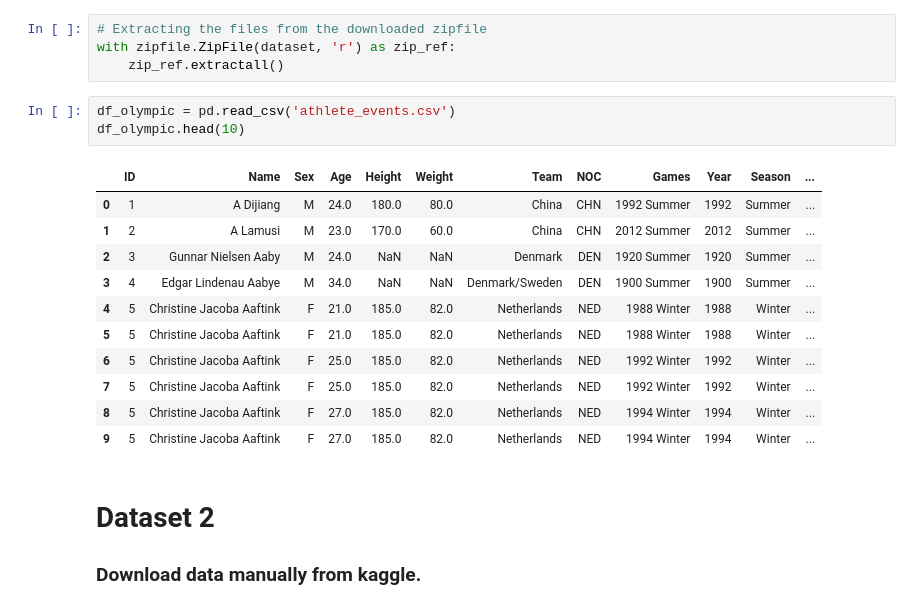
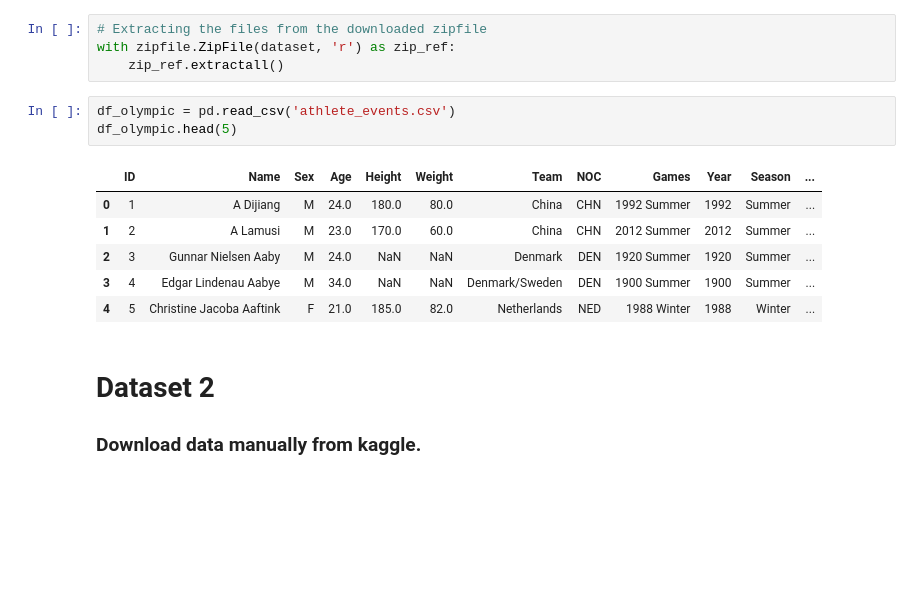
Before and after one commit to igooku/Udacity_dataWrangling_olympic_envirmnet, a Jupyter notebook: Data_Wrangling_Project_Starter.ipynb, the cells around one changed output. Saved outputs shown, nothing was run; the diff lists cells and outputs as text; blank space fills up the shorter version.

```diff
--- a/Data_Wrangling_Project_Starter.ipynb
+++ b/Data_Wrangling_Project_Starter.ipynb
@@ -62,19 +63,14 @@ with zipfile.ZipFile(dataset, 'r') as zip_ref:
     zip_ref.extractall()
 # %%
 df_olympic = pd.read_csv('athlete_events.csv')
-df_olympic.head(10)
+df_olympic.head(5)
 # %% [output]
 |  | ID | Name | Sex | Age | Height | Weight | Team | NOC | Games | Year | Season | ... |
 | 0 | 1 | A Dijiang | M | 24.0 | 180.0 | 80.0 | China | CHN | 1992 Summer | 1992 | Summer | ... |
 | 1 | 2 | A Lamusi | M | 23.0 | 170.0 | 60.0 | China | CHN | 2012 Summer | 2012 | Summer | ... |
 | 2 | 3 | Gunnar Nielsen Aaby | M | 24.0 | NaN | NaN | Denmark | DEN | 1920 Summer | 1920 | Summer | ... |
 | 3 | 4 | Edgar Lindenau Aabye | M | 34.0 | NaN | NaN | Denmark/Sweden | DEN | 1900 Summer | 1900 | Summer | ... |
 | 4 | 5 | Christine Jacoba Aaftink | F | 21.0 | 185.0 | 82.0 | Netherlands | NED | 1988 Winter | 1988 | Winter | ... |
-| 5 | 5 | Christine Jacoba Aaftink | F | 21.0 | 185.0 | 82.0 | Netherlands | NED | 1988 Winter | 1988 | Winter | ... |
-| 6 | 5 | Christine Jacoba Aaftink | F | 25.0 | 185.0 | 82.0 | Netherlands | NED | 1992 Winter | 1992 | Winter | ... |
-| 7 | 5 | Christine Jacoba Aaftink | F | 25.0 | 185.0 | 82.0 | Netherlands | NED | 1992 Winter | 1992 | Winter | ... |
-| 8 | 5 | Christine Jacoba Aaftink | F | 27.0 | 185.0 | 82.0 | Netherlands | NED | 1994 Winter | 1994 | Winter | ... |
-| 9 | 5 | Christine Jacoba Aaftink | F | 27.0 | 185.0 | 82.0 | Netherlands | NED | 1994 Winter | 1994 | Winter | ... |
 # %% [markdown]
 # Dataset 2
 ### Download data manually from kaggle.
```
Also changed, not shown: parts of 26 cells of this notebook, 1 other file.
